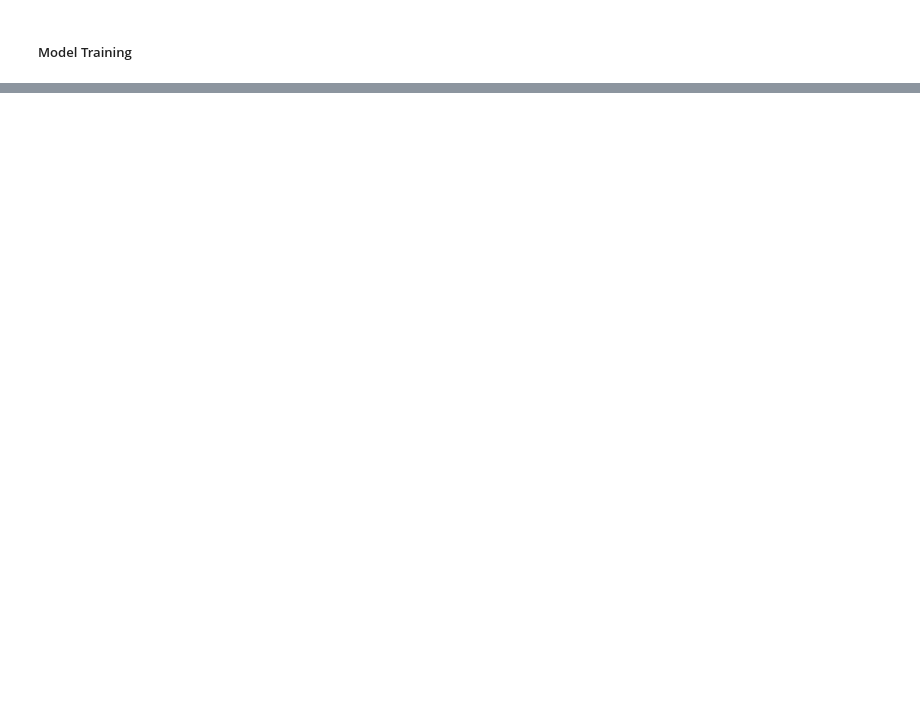
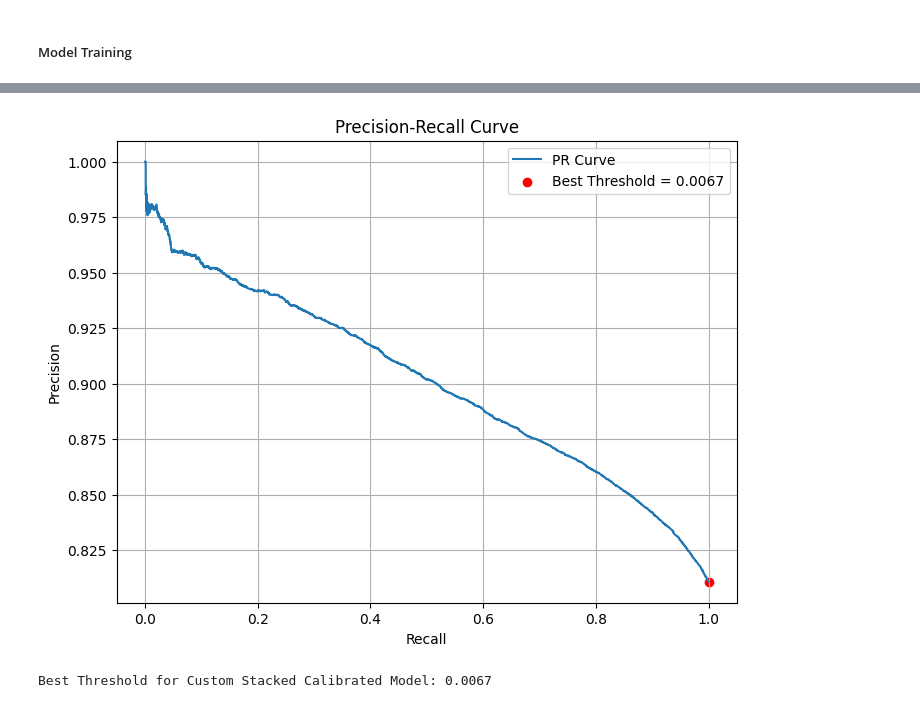
Before and after one commit to Nidhi-Pawar/credit_line_eligibility, a Jupyter notebook: notebooks/05_Model-Training.ipynb, the cells around one changed output, grey strips where cells are left out. Drawn from its saved outputs; the diff is of its cells as text; code cells hidden in the pictures; blank space fills up the shorter version.

```diff
--- a/notebooks/05_Model-Training.ipynb
+++ b/notebooks/05_Model-Training.ipynb
@@ -452,0 +1657,22 @@ weighted avg       0.88      0.88      0.88     14000
+# %%
+from sklearn.metrics import precision_recall_curve, f1_score
+import matplotlib.pyplot as plt
+
+def pr_curve(y_true, y_probs):
+    precision, recall, thresholds = precision_recall_curve(y_true, y_probs)
+    f1 = 2 * (precision * recall) / (precision + recall + 1e-6)
+    best_idx = f1.argmax()
+    best_thresh = thresholds[best_idx]
+
+    # Plotting
+    plt.figure(figsize=(8, 6))
+    plt.plot(recall, precision, label='PR Curve')
+    plt.scatter(recall[best_idx], precision[best_idx], color='red', label=f'Best Threshold = {best_thresh:.4f}')
+    plt.xlabel('Recall')
+    plt.ylabel('Precision')
+    plt.title('Precision-Recall Curve')
+    plt.legend()
+    plt.grid(True)
+    plt.show()
+
+    return best_thresh
@@ -452,0 +1855,9 @@ weighted avg       0.88      0.88      0.88     14000
+# %%
+
+y_true = y_test
+y_probs = meta_model.predict_proba(meta_test)[:, 1]  # Probabilities for Class 0 (Charged Off)
+best_threshold = pr_curve(y_true, y_probs)
+print(f"Best Threshold for Custom Stacked Calibrated Model: {best_threshold:.4f}")
+# %% [output]
+[figure, added]
+Best Threshold for Custom Stacked Calibrated Model: 0.0067
```
Also changed, not shown: parts of 63 cells of this notebook.
